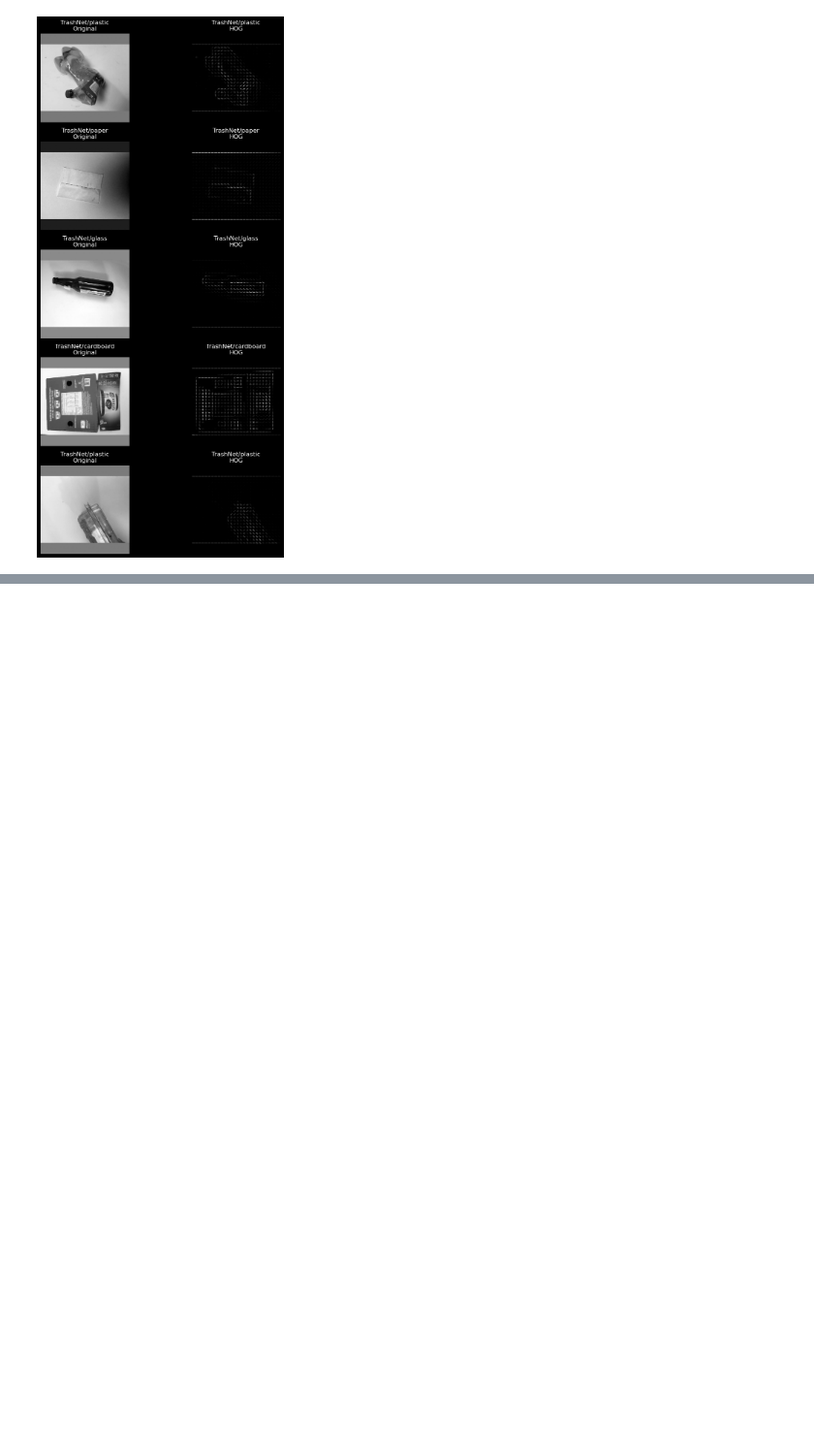
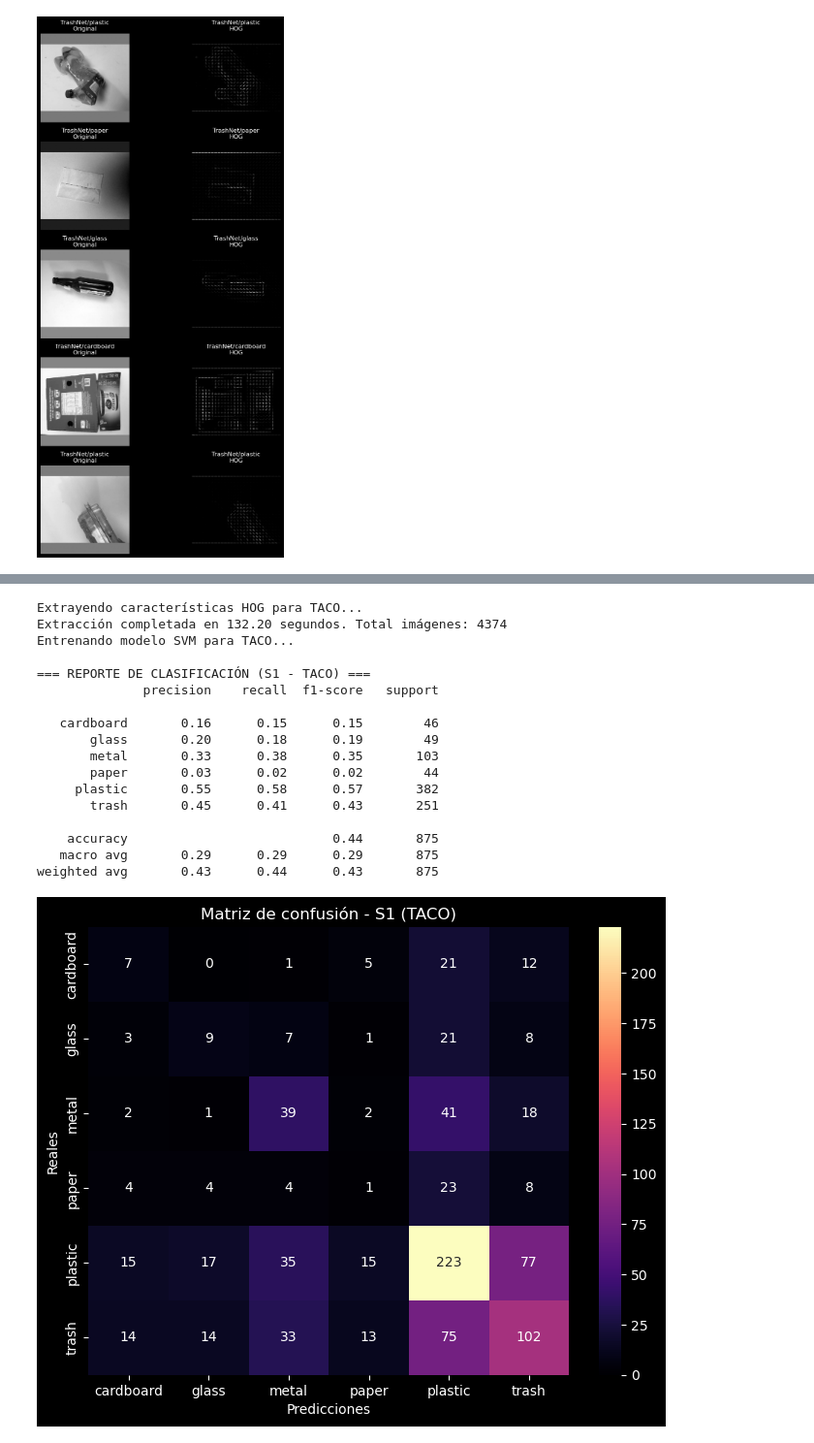
Before and after one commit to CarlossssMora/Clasificacion_residuos, a Jupyter notebook: Programas/HOG_SVM/HOG_SVM_Clasificacion.ipynb, the cells around one changed output, grey strips where cells are left out. Shown at 97% size. Saved outputs shown, nothing was run; the diff lists cells and outputs as text; code cells hidden in the pictures; blank space fills up the shorter version.

```diff
--- a/Programas/HOG_SVM/HOG_SVM_Clasificacion.ipynb
+++ b/Programas/HOG_SVM/HOG_SVM_Clasificacion.ipynb
@@ -167,3 +146,82 @@ Entrenamiento completado en 612.53 segundos.
+# %%
+# ================================
+# ESCENARIO S1 — TACO
+# ================================
+import os, time, cv2
+import numpy as np
+import matplotlib.pyplot as plt
+import seaborn as sns
+from skimage.feature import hog
+from sklearn.model_selection import train_test_split
+from sklearn.svm import SVC
+from sklearn.metrics import classification_report, confusion_matrix
+
+# Ruta del dataset S1
+data_dir = "../../data_preprocessed/HOG_SVM/TACO"
+
+X, y = [], []
+print("Extrayendo características HOG para TACO...")
+
+inicio = time.time()
+
+# Recorrer clases dentro de TACO
+for clase in sorted(os.listdir(data_dir)):
+    clase_path = os.path.join(data_dir, clase)
+    if not os.path.isdir(clase_path):
+        continue
+    for img_name in os.listdir(clase_path):
+        img_path = os.path.join(clase_path, img_name)
+        img = cv2.imread(img_path, cv2.IMREAD_GRAYSCALE)
+        if img is None:
+            continue
+        img = cv2.resize(img, (128, 128))
+        features, _ = hog(img, orientations=9, pixels_per_cell=(8, 8),
+                          cells_per_block=(2, 2), visualize=True, block_norm='L2-Hys')
+        X.append(features)
+        y.append(clase)
+
+fin = time.time()
+print(f"Extracción completada en {fin - inicio:.2f} segundos. Total imágenes: {len(X)}")
+
+# Entrenamiento del modelo
+X_train, X_test, y_train, y_test = train_test_split(X, y, test_size=0.2, random_state=42, stratify=y)
+
+print("Entrenando modelo SVM para TACO...")
+svm_taco = SVC(kernel='linear', C=1.0, probability=True, random_state=42)
+svm_taco.fit(X_train, y_train)
+
+# Evaluación
+y_pred = svm_taco.predict(X_test)
+print("\n=== REPORTE DE CLASIFICACIÓN (S1 - TACO) ===")
+print(classification_report(y_test, y_pred))
+
+# Matriz de confusión
+cm = confusion_matrix(y_test, y_pred)
+plt.figure(figsize=(8,6))
+sns.heatmap(cm, annot=True, fmt='d', cmap='magma', xticklabels=np.unique(y), yticklabels=np.unique(y))
+plt.xlabel("Predicciones")
+plt.ylabel("Reales")
+plt.title("Matriz de confusión - S1 (TACO)")
+plt.show()
+# %% [output]
+Extrayendo características HOG para TACO...
+Extracción completada en 132.20 segundos. Total imágenes: 4374
+Entrenando modelo SVM para TACO...
+
+=== REPORTE DE CLASIFICACIÓN (S1 - TACO) ===
+              precision    recall  f1-score   support
+
+   cardboard       0.16      0.15      0.15        46
+       glass       0.20      0.18      0.19        49
+       metal       0.33      0.38      0.35       103
+       paper       0.03      0.02      0.02        44
+     plastic       0.55      0.58      0.57       382
+       trash       0.45      0.41      0.43       251
+
+    accuracy                           0.44       875
+   macro avg       0.29      0.29      0.29       875
+weighted avg       0.43      0.44      0.43       875
+[figure, added]
 # %%
 import joblib
 os.makedirs("modelos_guardados", exist_ok=True)
```
Also changed, not shown: parts of 4 cells of this notebook.
